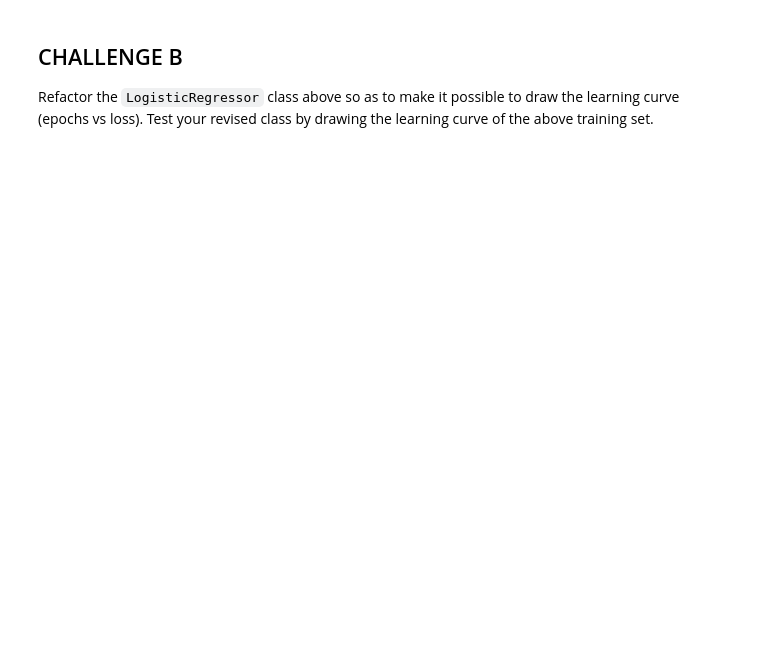
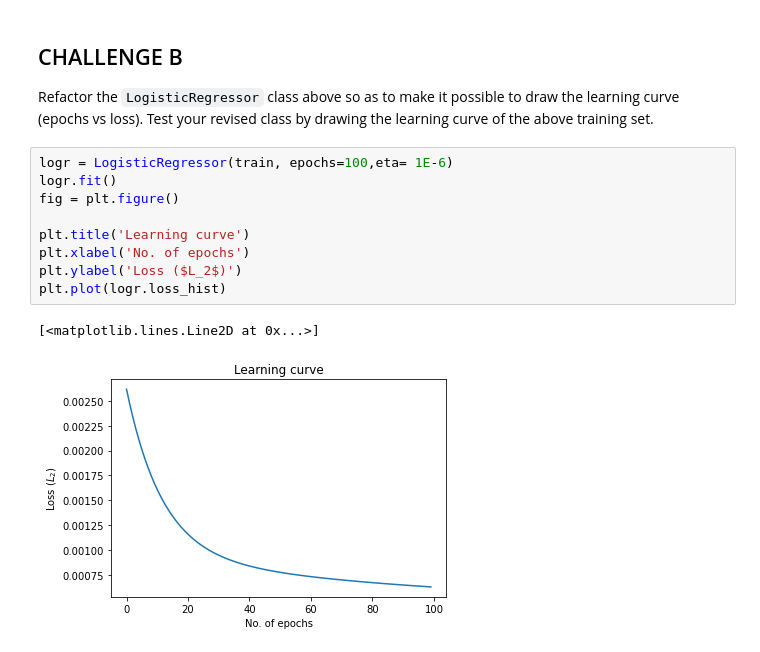
Before and after one commit to jasonsommer/cs6600-notebooks, a Jupyter notebook: 06-linear_models.ipynb, the cells around one changed output. Saved outputs shown, nothing was run; the diff lists cells and outputs as text; blank space fills up the shorter version.

```diff
--- a/06-linear_models.ipynb
+++ b/06-linear_models.ipynb
@@ -415,3 +423,15 @@ Test accuracy:  0.9494949494949495
 # %% [markdown]
 ## CHALLENGE B
 Refactor the `LogisticRegressor` class above so as to make it possible to draw the learning curve (epochs vs loss). Test your revised class by drawing the learning curve of the above training set.
+# %%
+logr = LogisticRegressor(train, epochs=100,eta= 1E-6)
+logr.fit()
+fig = plt.figure()
+
+plt.title('Learning curve')
+plt.xlabel('No. of epochs')
+plt.ylabel('Loss ($L_2$)')
+plt.plot(logr.loss_hist)
+# %% [output]
+[<matplotlib.lines.Line2D at 0x...>]
+[figure, added]
```
Also changed, not shown: parts of 16 cells of this notebook.
